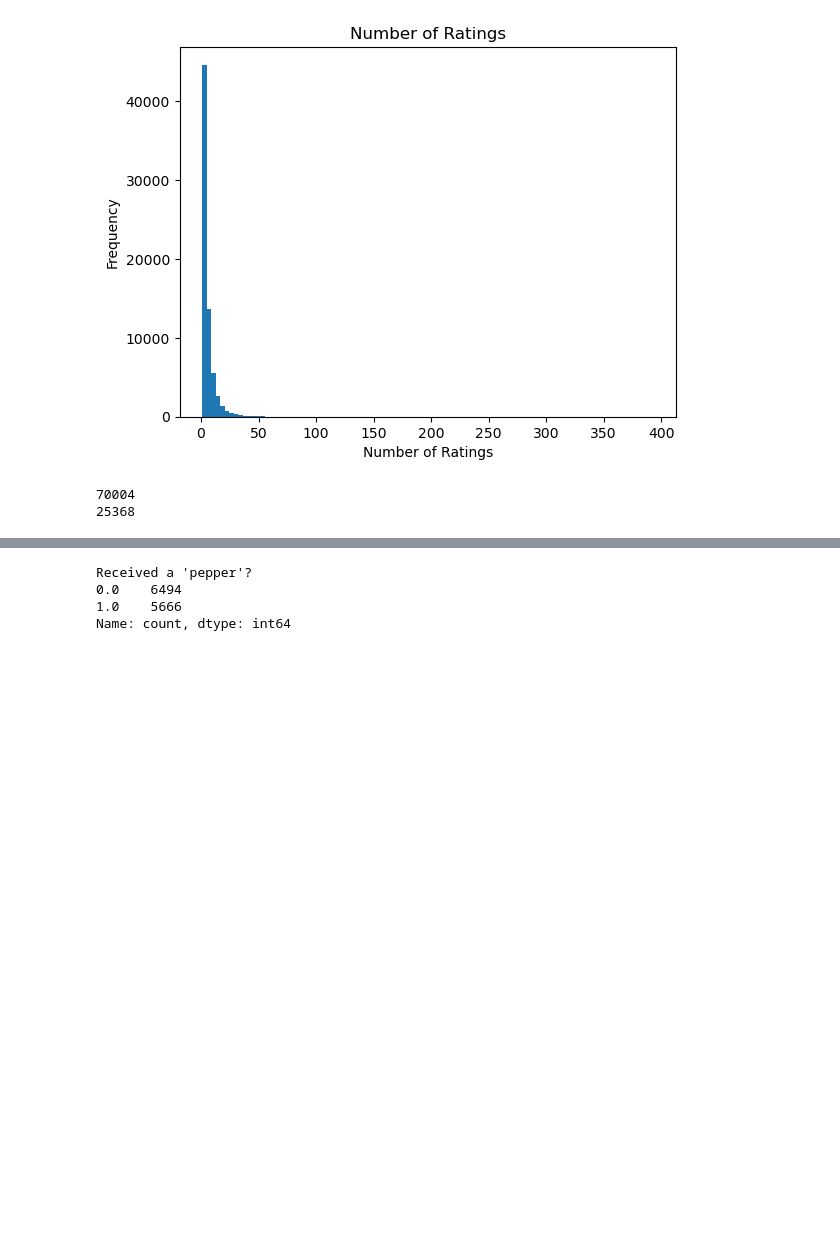
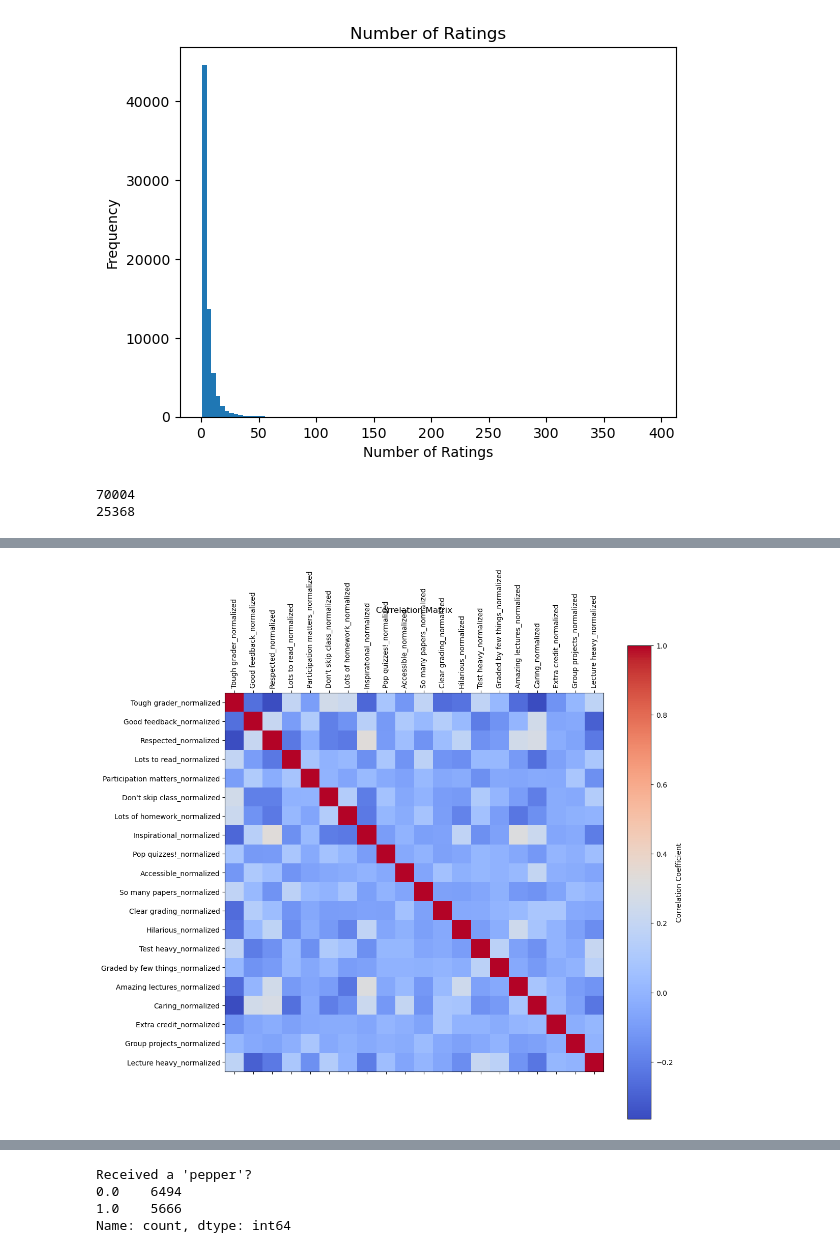
Before and after one commit to jinjinran2001/rmp_analysis, a Jupyter notebook: main.ipynb, the cells around one changed output, grey strips where cells are left out. Drawn from its saved outputs; the diff is of its cells as text; code cells hidden in the pictures; blank space fills up the shorter version.

```diff
--- a/main.ipynb
+++ b/main.ipynb
@@ -322,0 +191,17 @@ Random Forest:
+# %%
+import matplotlib.pyplot as plt
+import numpy as np
+
+# Calculate the correlation matrix
+correlation_matrix = merged_df[normalized_columns].corr()
+
+# Plot the correlation matrix
+plt.figure(figsize=(12, 12))
+plt.matshow(correlation_matrix, cmap='coolwarm', fignum=1)  # Use a diverging colormap
+plt.xticks(range(len(normalized_columns)), normalized_columns, rotation=90)
+plt.yticks(range(len(normalized_columns)), normalized_columns)
+plt.colorbar(label='Correlation Coefficient')  # Add label for clarity
+plt.title('Correlation Matrix', y=1.2)  # Add title with some spacing
+plt.show()
+# %% [output]
+[figure, added]
```
Also changed, not shown: parts of 24 cells of this notebook.
